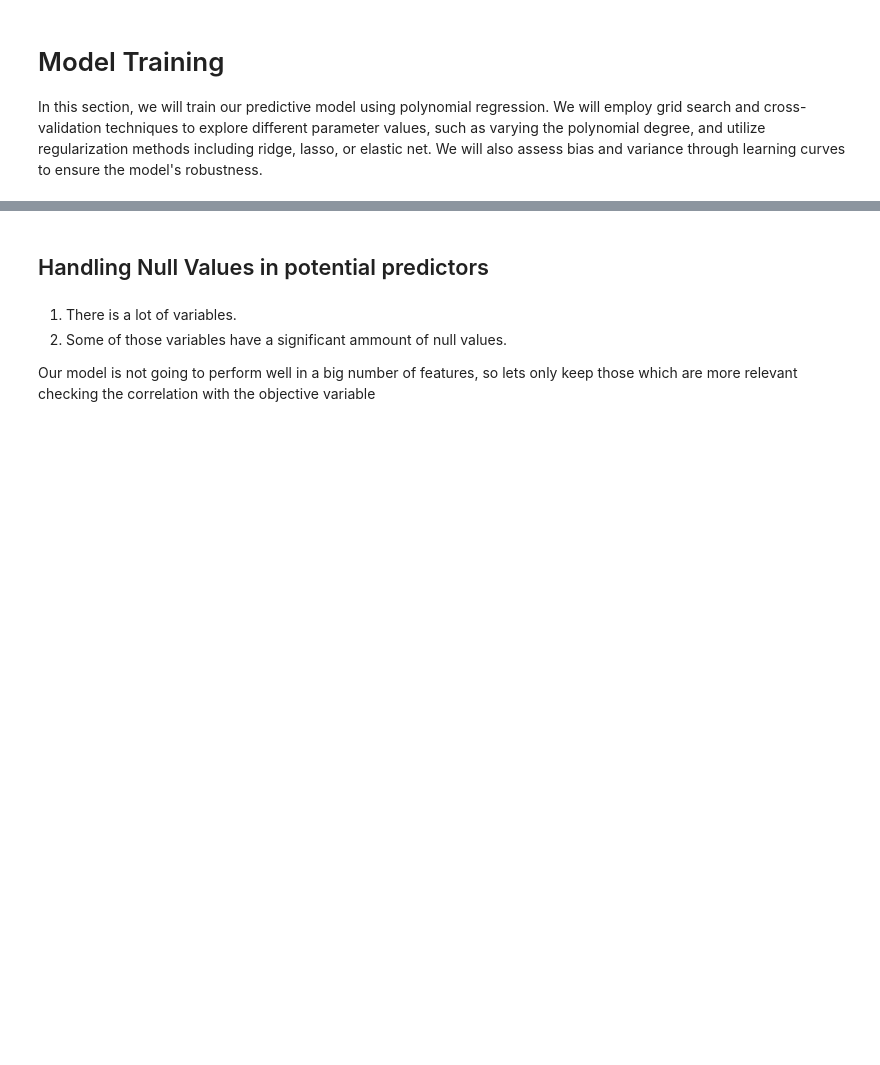
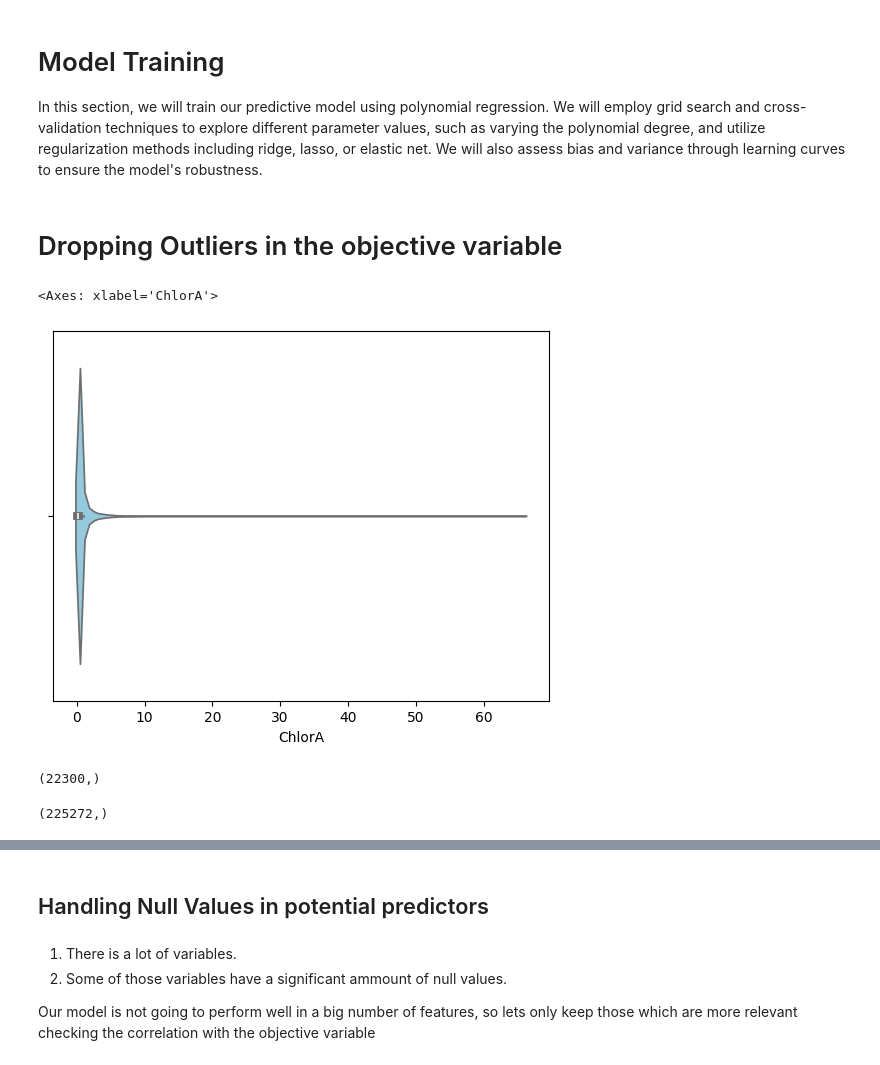
Before and after one commit to nicodigos/boston_dataset, a Jupyter notebook: Ocean.ipynb, the cells around one changed output, grey strips where cells are left out. Saved outputs shown, nothing was run; the diff lists cells and outputs as text; code cells hidden in the pictures; blank space fills up the shorter version.

```diff
--- a/Ocean.ipynb
+++ b/Ocean.ipynb
@@ -471,3 +477,10 @@ full_dataset = bottle.merge(cast, how='inner', on="Cst_Cnt")
 # %%
 # drop null rows in the objective variable
 full_dataset = full_dataset[full_dataset.ChlorA.notna()]
+# %% [markdown]
+# Dropping Outliers in the objective variable
+# %%
+sns.violinplot(x=full_dataset['ChlorA'], color='skyblue')
+# %% [output]
+<Axes: xlabel='ChlorA'>
+[figure, added]
@@ -473,0 +496,8 @@ full_dataset = full_dataset[full_dataset.ChlorA.notna()]
+# %%
+outliers.shape
+# %% [output]
+(22300,)
+# %%
+full_dataset['ChlorA'].shape
+# %% [output]
+(225272,)
```
Also changed, not shown: parts of 25 cells of this notebook.
